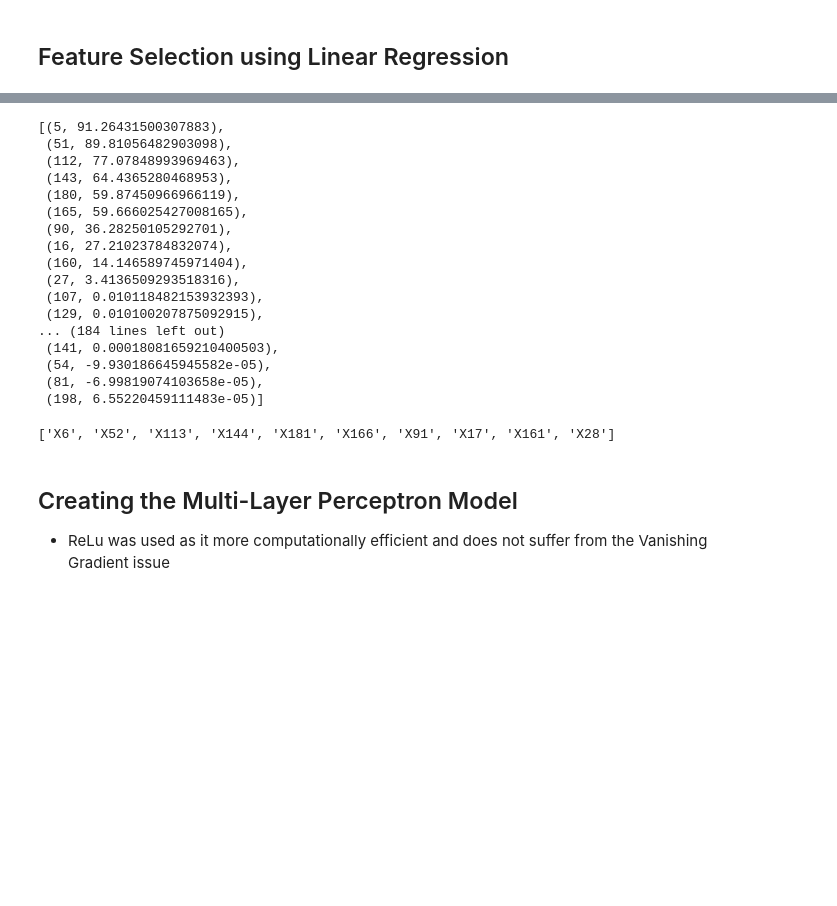
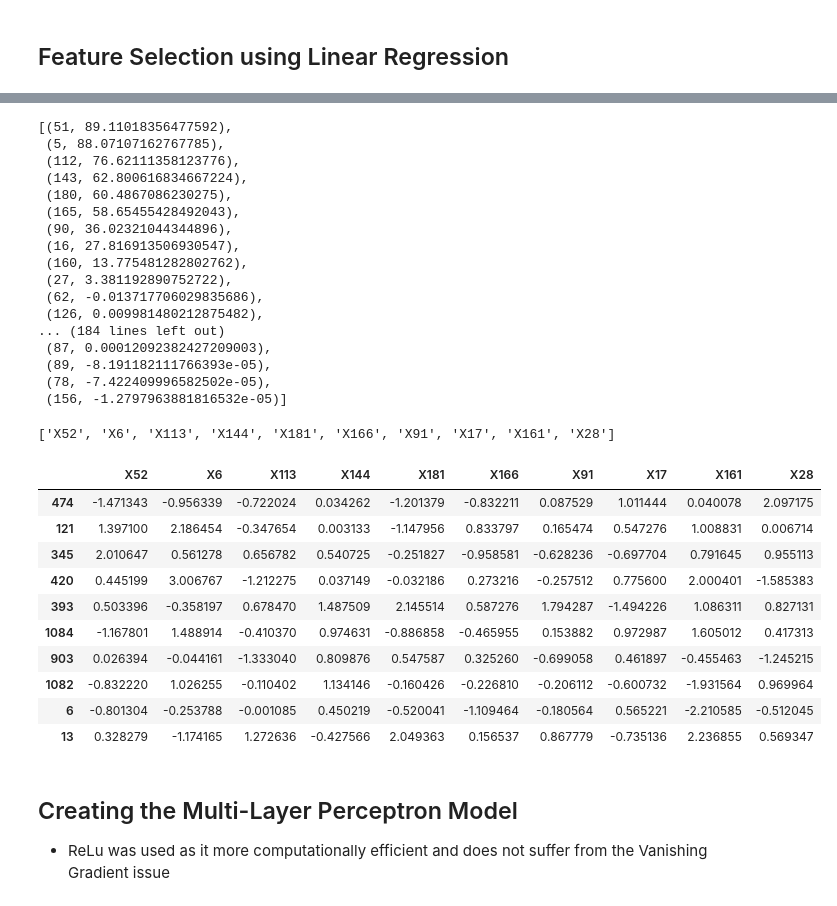
Before and after one commit to koechian/AI, a Jupyter notebook: Lab 4.5/C-135357.ipynb, the cells around one changed output, grey strips where cells are left out. Cells and saved outputs as stored; diff of their text form; code cells hidden in the pictures; blank space fills up the shorter version.

Commit message:
Actually used the selected features this time

```diff
--- a/Lab 4.5/C-135357.ipynb
+++ b/Lab 4.5/C-135357.ipynb
@@ -99,7 +94,7 @@ x_test_scaled = scaler.fit_transform(x_test)
 ## Feature Selection using Linear Regression
 # %%
 lr = LinearRegression()
-lr.fit(x_train_scaled,y_train)
+lr.fit(x_train,y_train)
 
 feature_coeffs = lr.coef_
 feature_coeffs
@@ -125,29 +120,54 @@ array([-6.36162195e-03, -2.61905579e-03,  2.62621516e-03,  6.62678597e-03,
 sorted_coeffs = sorted(enumerate(feature_coeffs), key=lambda x: abs(x[1]), reverse=True)
 sorted_coeffs
 # %% [output]
-[(5, 91.26431500307883),
- (51, 89.81056482903098),
- (112, 77.07848993969463),
- (143, 64.4365280468953),
- (180, 59.87450966966119),
- (165, 59.666025427008165),
- (90, 36.28250105292701),
- (16, 27.21023784832074),
- (160, 14.146589745971404),
- (27, 3.4136509293518316),
- (107, 0.010118482153932393),
- (129, 0.010100207875092915),
+[(51, 89.11018356477592),
+ (5, 88.07107162767785),
+ (112, 76.62111358123776),
+ (143, 62.800616834667224),
+ (180, 60.4867086230275),
+ (165, 58.65455428492043),
+ (90, 36.02321044344896),
+ (16, 27.816913506930547),
+ (160, 13.775481282802762),
+ (27, 3.381192890752722),
+ (62, -0.013717706029835686),
+ (126, 0.009981480212875482),
 ... (184 lines left out)
- (141, 0.00018081659210400503),
- (54, -9.930186645945582e-05),
- (81, -6.99819074103658e-05),
- (198, 6.55220459111483e-05)]
+ (87, 0.00012092382427209003),
+ (89, -8.191182111766393e-05),
+ (78, -7.422409996582502e-05),
+ (156, -1.2797963881816532e-05)]
 # %%
 # I chose to use the 10 largest features.
 selected_features = [x.columns[i] for i, _ in sorted_coeffs[:10]]
 selected_features
 # %% [output]
-['X6', 'X52', 'X113', 'X144', 'X181', 'X166', 'X91', 'X17', 'X161', 'X28']
+['X52', 'X6', 'X113', 'X144', 'X181', 'X166', 'X91', 'X17', 'X161', 'X28']
+# %%
+features = pd.DataFrame()
+x_testSelected = pd.DataFrame()
+y_testSelected = pd.DataFrame()
+y_trainSelected = pd.DataFrame()
+
+for x in selected_features:
+    features[x] = x_train[x]
+    x_testSelected[x] = x_test[x]
+
+
+# features.sample(10)
+x_testSelected.sample(10)
+# %% [output]
+|  | X52 | X6 | X113 | X144 | X181 | X166 | X91 | X17 | X161 | X28 |
+| 474 | -1.471343 | -0.956339 | -0.722024 | 0.034262 | -1.201379 | -0.832211 | 0.087529 | 1.011444 | 0.040078 | 2.097175 |
+| 121 | 1.397100 | 2.186454 | -0.347654 | 0.003133 | -1.147956 | 0.833797 | 0.165474 | 0.547276 | 1.008831 | 0.006714 |
+| 345 | 2.010647 | 0.561278 | 0.656782 | 0.540725 | -0.251827 | -0.958581 | -0.628236 | -0.697704 | 0.791645 | 0.955113 |
+| 420 | 0.445199 | 3.006767 | -1.212275 | 0.037149 | -0.032186 | 0.273216 | -0.257512 | 0.775600 | 2.000401 | -1.585383 |
+| 393 | 0.503396 | -0.358197 | 0.678470 | 1.487509 | 2.145514 | 0.587276 | 1.794287 | -1.494226 | 1.086311 | 0.827131 |
+| 1084 | -1.167801 | 1.488914 | -0.410370 | 0.974631 | -0.886858 | -0.465955 | 0.153882 | 0.972987 | 1.605012 | 0.417313 |
+| 903 | 0.026394 | -0.044161 | -1.333040 | 0.809876 | 0.547587 | 0.325260 | -0.699058 | 0.461897 | -0.455463 | -1.245215 |
+| 1082 | -0.832220 | 1.026255 | -0.110402 | 1.134146 | -0.160426 | -0.226810 | -0.206112 | -0.600732 | -1.931564 | 0.969964 |
+| 6 | -0.801304 | -0.253788 | -0.001085 | 0.450219 | -0.520041 | -1.109464 | -0.180564 | 0.565221 | -2.210585 | -0.512045 |
+| 13 | 0.328279 | -1.174165 | 1.272636 | -0.427566 | 2.049363 | 0.156537 | 0.867779 | -0.735136 | 2.236855 | 0.569347 |
 # %% [markdown]
 ## Creating the Multi-Layer Perceptron Model
 
```
Also changed, not shown: parts of 9 cells of this notebook.
